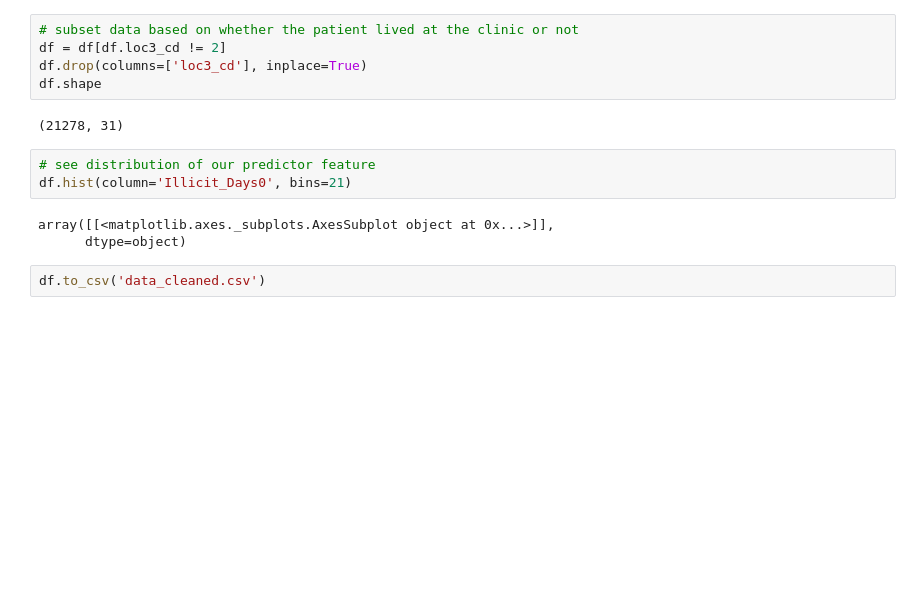
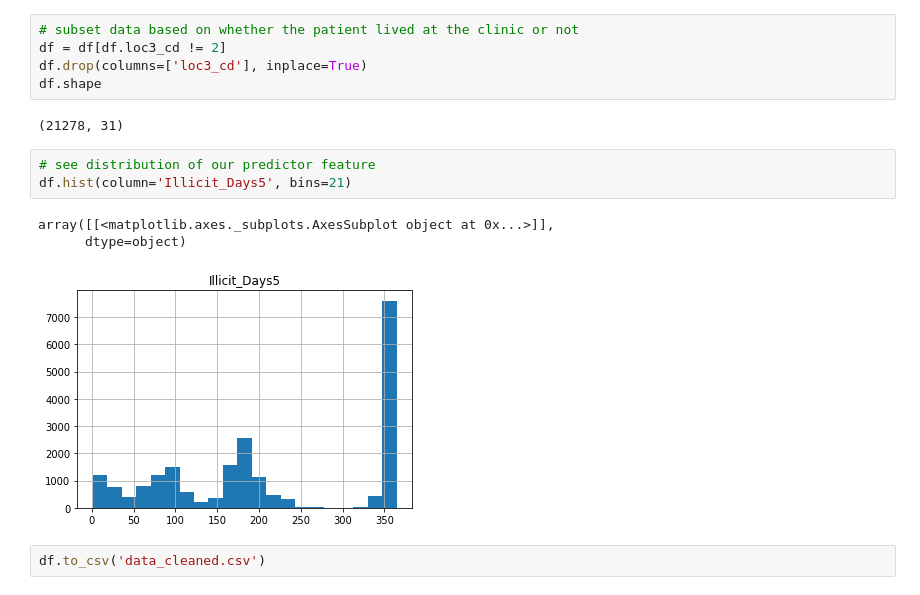
Before and after one commit to prathikr/CAIS_analysis_by_age_grouped, a Jupyter notebook: grouped/data/clean_data.ipynb, the cells around one changed output. Drawn from its saved outputs; the diff is of its cells as text; blank space fills up the shorter version.

```diff
--- a/grouped/data/clean_data.ipynb
+++ b/grouped/data/clean_data.ipynb
@@ -118,10 +118,11 @@ df.shape
 (21278, 31)
 # %%
 # see distribution of our predictor feature
-df.hist(column='Illicit_Days0', bins=21)
+df.hist(column='Illicit_Days5', bins=21)
 # %% [output]
 array([[<matplotlib.axes._subplots.AxesSubplot object at 0x...>]],
       dtype=object)
+[figure, added]
 # %%
 df.to_csv('data_cleaned.csv')
 # %%
```
Also changed, not shown: parts of 6 cells of this notebook, 10 other files.
